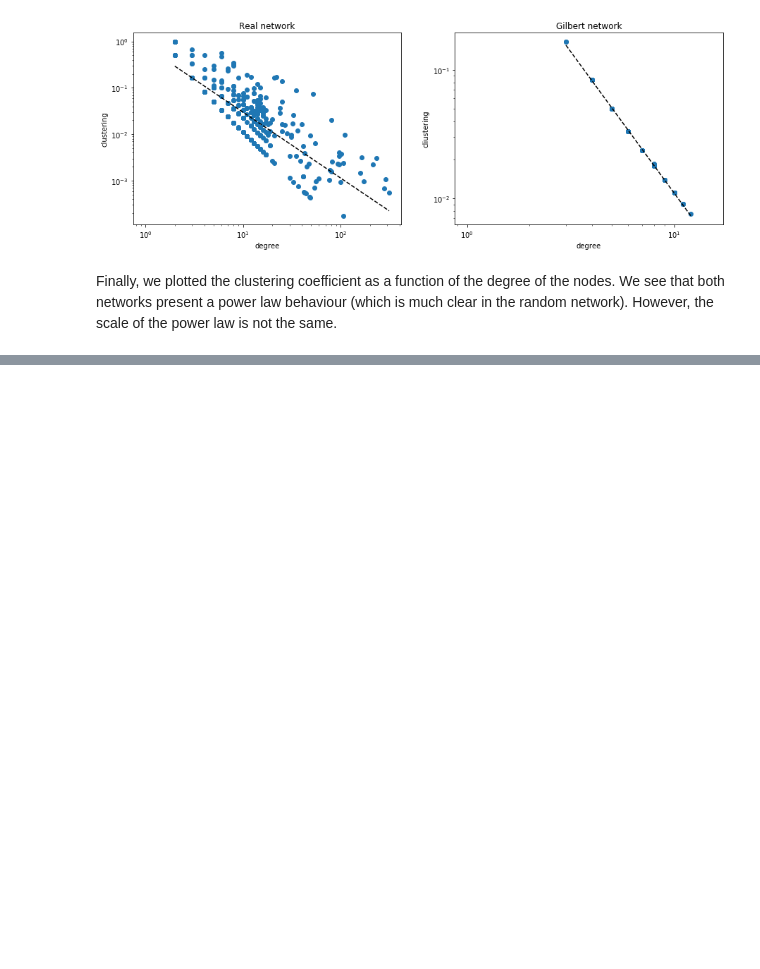
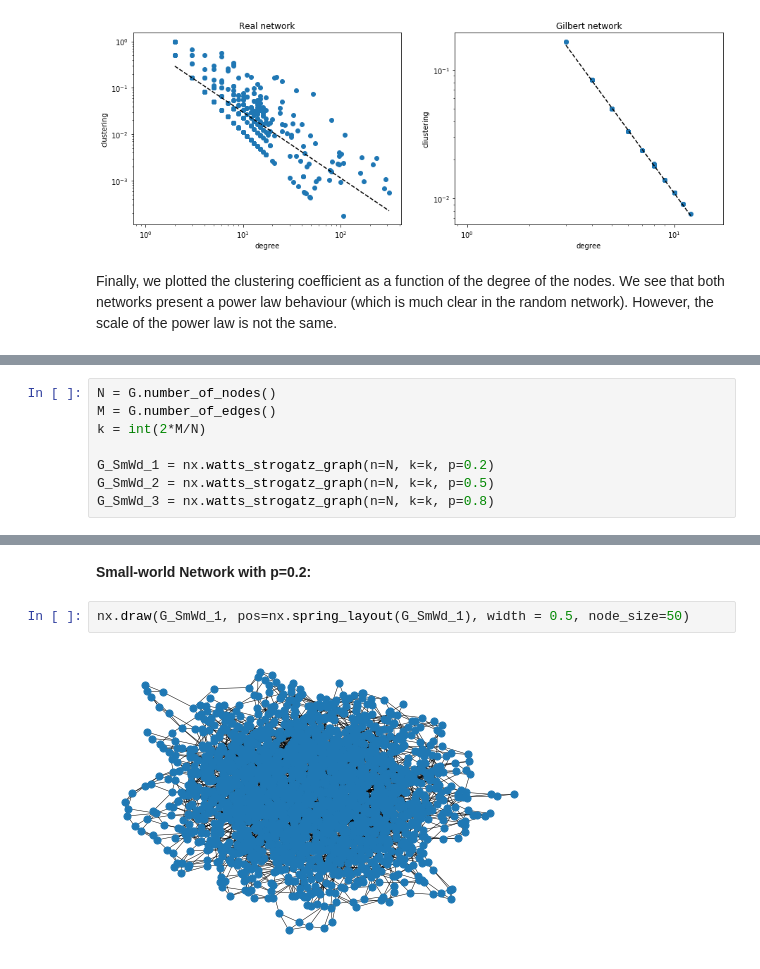
Before and after one commit to NuriaSF/ComplexNetworks, a Jupyter notebook: maayan-figeys/7_Network_Proteins.ipynb, the cells around one changed output, grey strips where cells are left out. Drawn from its saved outputs; the diff is of its cells as text; blank space fills up the shorter version.

```diff
--- a/maayan-figeys/7_Network_Proteins.ipynb
+++ b/maayan-figeys/7_Network_Proteins.ipynb
@@ -306,0 +321,8 @@ Finally, we plotted the clustering coefficient as a function of the degree of th
+# %%
+N = G.number_of_nodes()
+M = G.number_of_edges()
+k = int(2*M/N)
+
+G_SmWd_1 = nx.watts_strogatz_graph(n=N, k=k, p=0.2)
+G_SmWd_2 = nx.watts_strogatz_graph(n=N, k=k, p=0.5)
+G_SmWd_3 = nx.watts_strogatz_graph(n=N, k=k, p=0.8)
@@ -306,0 +337,6 @@ Finally, we plotted the clustering coefficient as a function of the degree of th
+# %% [markdown]
+**Small-world Network with p=0.2:**
+# %%
+nx.draw(G_SmWd_1, pos=nx.spring_layout(G_SmWd_1), width = 0.5, node_size=50)
+# %% [output]
+[figure, added]
```
Also changed, not shown: parts of 47 cells of this notebook.
